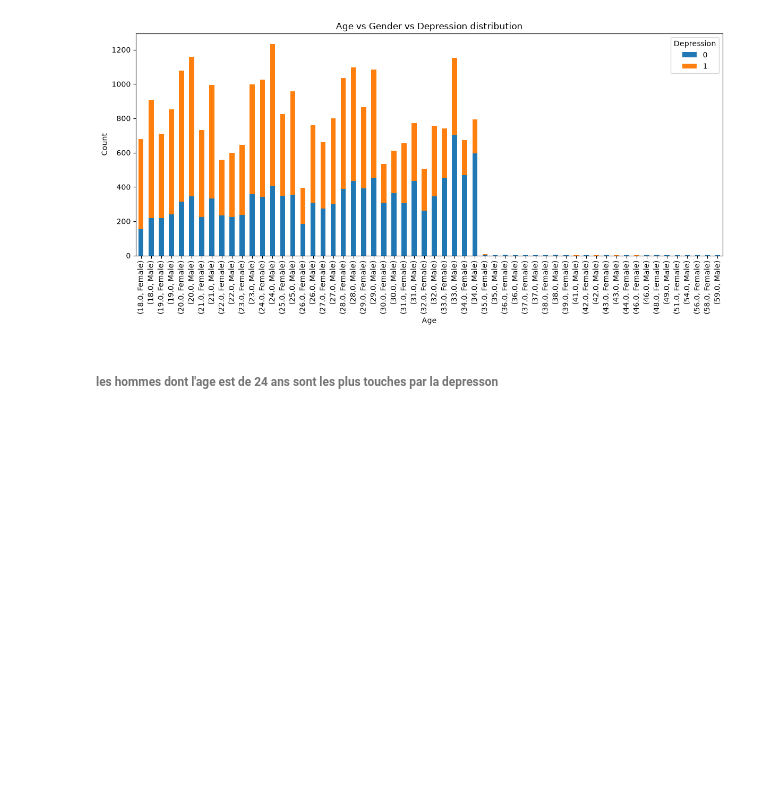
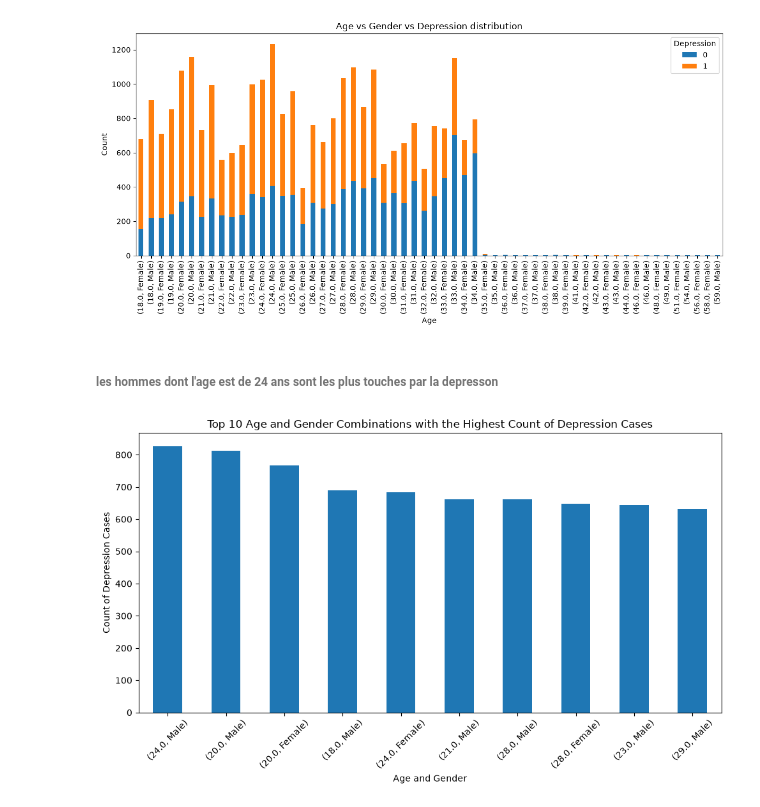
Before and after one commit to UlysseNMK312/Student_depression_analysis, a Jupyter notebook: notebooks/exploration.ipynb, the cells around one changed output. Saved outputs shown, nothing was run; the diff lists cells and outputs as text; code cells hidden in the pictures; blank space fills up the shorter version.

Commit message:
{Top 10 age and gender combinations with the highest depression score}

```diff
--- a/notebooks/exploration.ipynb
+++ b/notebooks/exploration.ipynb
@@ -285,3 +285,17 @@ plt.show()
 [figure]
 # %% [markdown]
 ###### les hommes dont l'age est de 24 ans sont les plus touches par la depresson
+# %%
+# Top 10 age and gender combinations with the highest count of depression cases
+
+top_10_age_gender_depression = data[data['Depression'] == 1].groupby(['Age', 'Gender']).size().nlargest(10)
+plt.figure(figsize=(10, 6))
+top_10_age_gender_depression.plot(kind='bar')
+plt.title('Top 10 Age and Gender Combinations with the Highest Count of Depression Cases')
+plt.xlabel('Age and Gender')
+plt.ylabel('Count of Depression Cases')
+plt.xticks(rotation=45)
+plt.tight_layout()
+plt.show()
+# %% [output]
+[figure, added]
```
